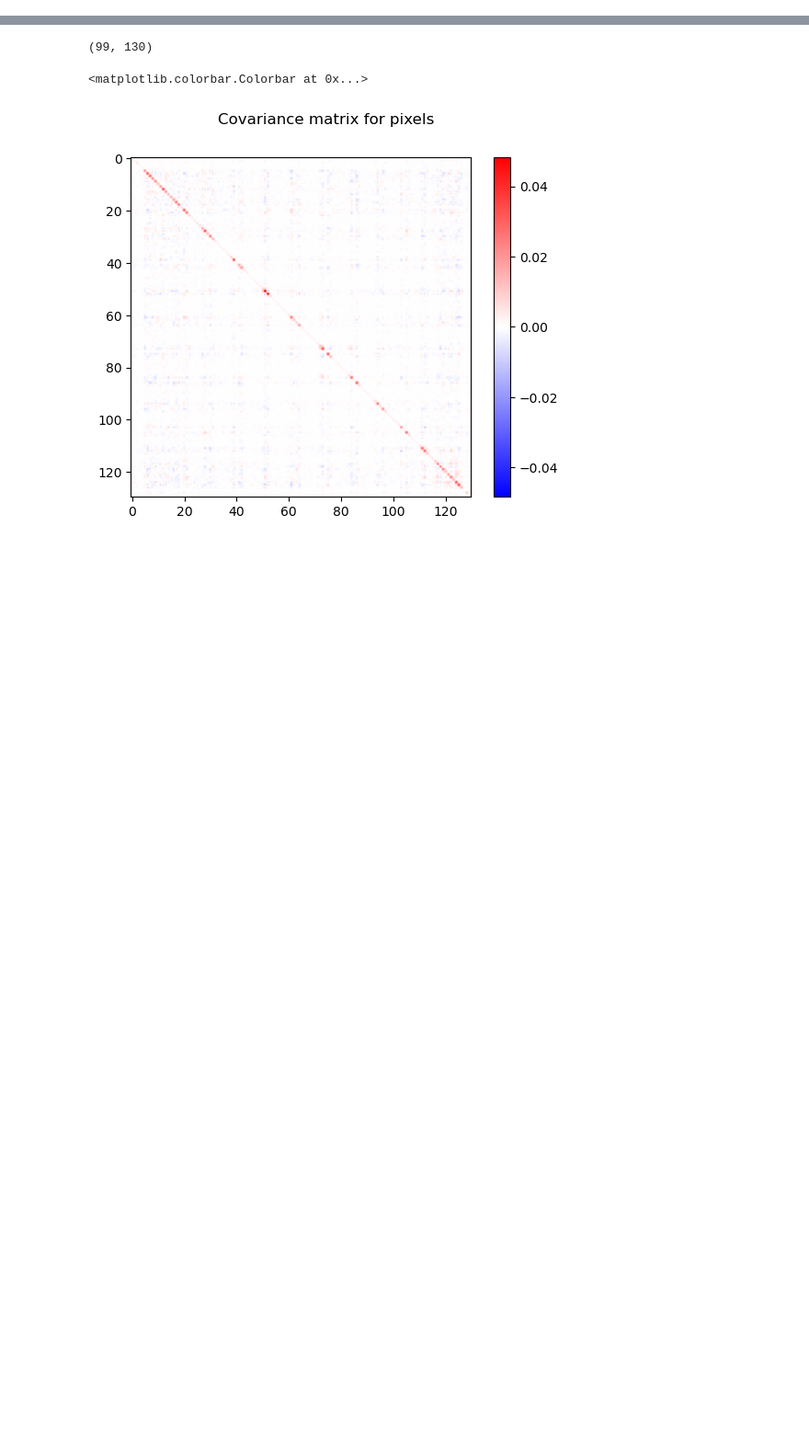
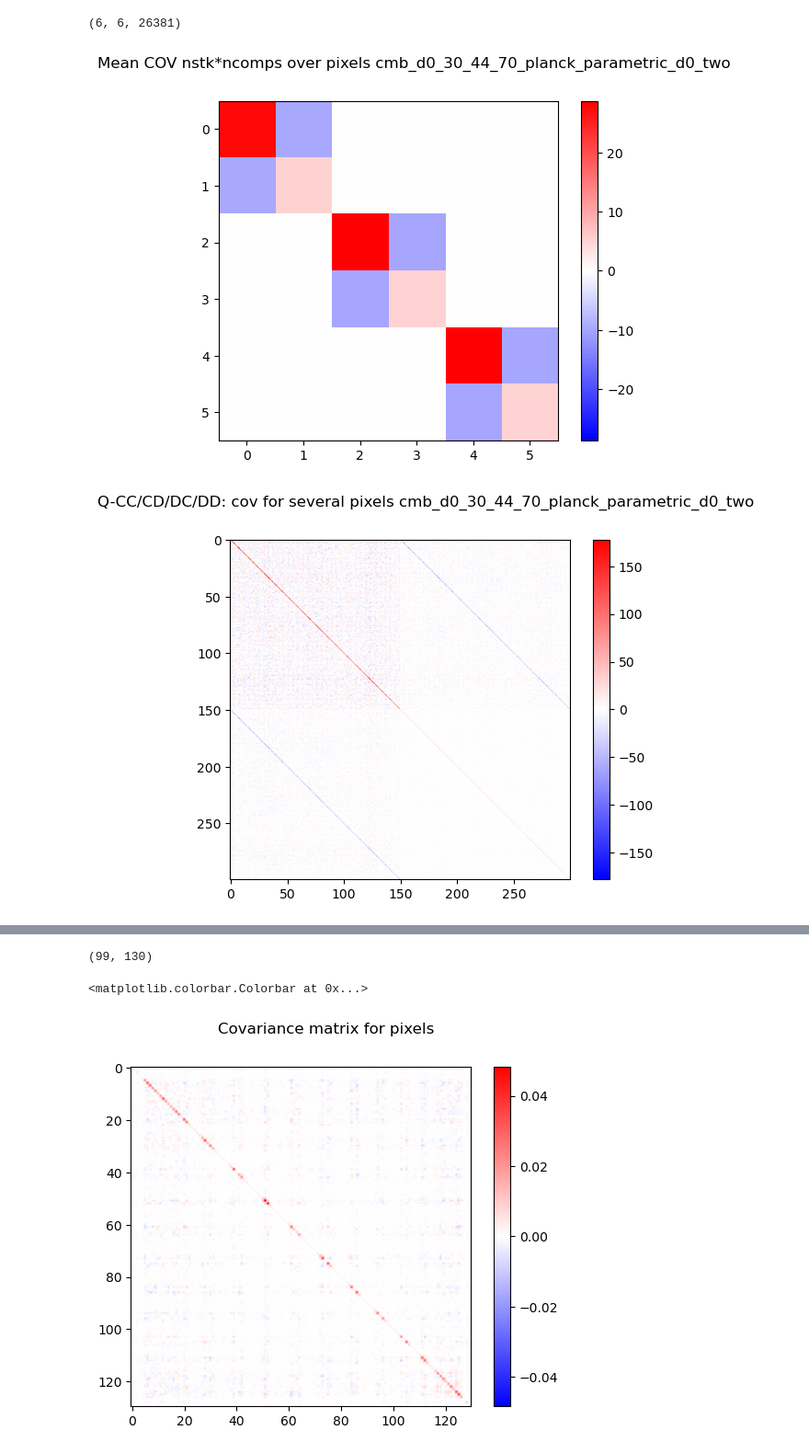
Before and after one commit to mathias77515/CMM-Pipeline, a Jupyter notebook: scripts_nahuel/noise_analysis.ipynb, the cells around one changed output, grey strips where cells are left out. Shown at 92% size. Cells and saved outputs as stored; diff of their text form; code cells hidden in the pictures; blank space fills up the shorter version.

```diff
--- a/scripts_nahuel/noise_analysis.ipynb
+++ b/scripts_nahuel/noise_analysis.ipynb
@@ -165,0 +349,60 @@ res = np.array(res)
+# %%
+thedir = '/media/nahue/files_hdd/heavy-data/cmm-results/cmb_d0_30_44_70_planck_parametric_d0_two'
+# thedir = '/media/nahue/files_hdd/heavy-data/cmm-results/cmb_d0_100_143_planck_parametric_d0_two'
+# thedir = '/media/nahue/files_hdd/heavy-data/cmm-results/cmb_d0_217_353_planck_parametric_d0_two'
+# thedir = '/media/nahue/files_hdd/heavy-data/cmm-results/cmb_d0_fullHFI_planck_parametric_d0_two'
+
+realizations = np.sort(glob.glob(thedir+'/'+'**'))
+
+nreals = len(realizations)
+
+res = []
+
+for i,map_file in enumerate(realizations):
+
+    comp_out, comp_in, residuals, nside, seenpix, angmax = read_maps_from_dict(map_file,constant_spectral_index=constant_spectral_index,nbins_ring=nbins_ring)
+
+    res.append(residuals)
+
+res = np.array(res)
+
+res_qubic = res[:,:,seenpix,:]
+
+cov, corr = amc.get_covcorr_patch(res_qubic,stokesjoint=True)
+
+print(cov.shape)
+
+cov = np.mean(cov[:, :, :],axis=2)
+corr = np.mean(corr[:, :, :],axis=2)
+
+plt.figure()
+
+plt.suptitle('Mean COV nstk*ncomps over pixels ' + thedir.split('/')[-1])
+vmax = np.max(np.abs(cov[:, :]))
+plt.imshow(cov[:, :], vmin=-vmax, vmax=vmax, cmap='bwr')
+plt.colorbar()
+
+cov = np.cov(res_qubic[:,0,50:200,1],res_qubic[:,1,50:200,1],rowvar=False)
+
+plt.figure()
+plt.suptitle('Q-CC/CD/DC/DD: cov for several pixels '+ thedir.split('/')[-1])
+vmax = np.max(np.abs(cov[:, :]))
+plt.imshow(cov[:, :], vmin=-vmax, vmax=vmax, cmap='bwr')
+plt.colorbar()
+
+npix = hp.nside2npix(nside)
+mask = np.zeros(npix)
+mask[seenpix] = 1
+
+masked_res = np.zeros((nreals,npix))
+for i in range(nreals):
+    masked_res[i,:] = mask * res[i,0,:,1]
+
+masked_mean_res = mask*np.mean(res[:,0,:,1],axis=0)
+
+hp.mollview(masked_mean_res)
+hp.mollview(np.std(masked_res,axis=0))
+# %% [output]
+(6, 6, 26381)
+[figure, added]
+[figure, added]
```
Also changed, not shown: parts of 27 cells of this notebook, 1 other file.
